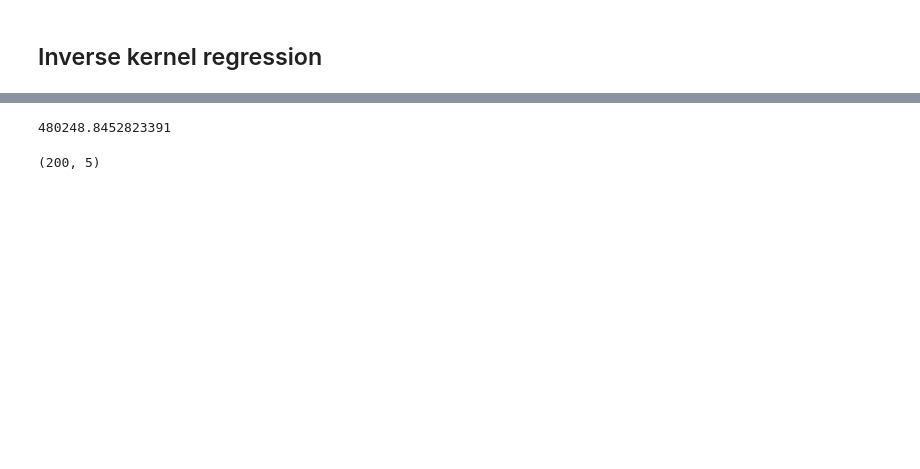
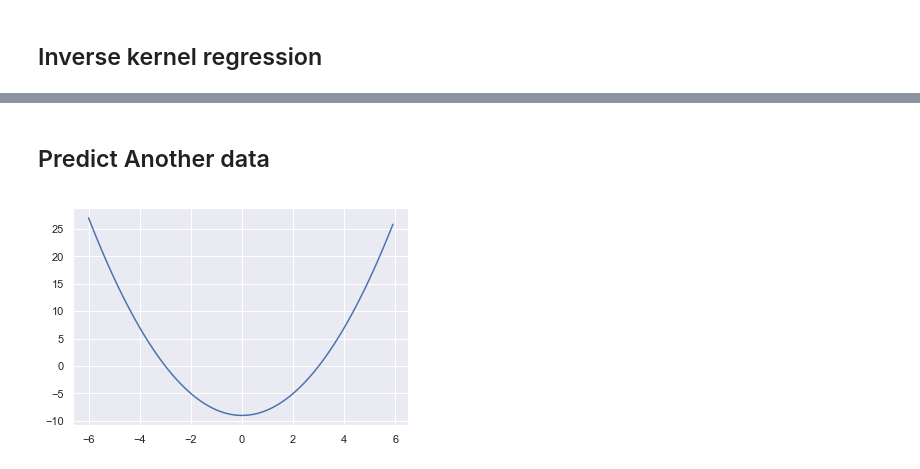
Before and after one commit to Jimmy-INL/Inverse_kernel_regression, a Jupyter notebook: notebook/Inverse_kernel_regression.ipynb, the cells around one changed output, grey strips where cells are left out. Saved outputs shown, nothing was run; the diff lists cells and outputs as text; code cells hidden in the pictures; blank space fills up the shorter version.

```diff
--- a/notebook/Inverse_kernel_regression.ipynb
+++ b/notebook/Inverse_kernel_regression.ipynb
@@ -131,8 +118,11 @@ plt.show()
-# %%
-SY
-# %% [output]
-480248.8452823391
-# %%
-selected_x.shape
-# %% [output]
-(200, 5)
+# %% [markdown]
+## Predict Another data
+# %%
+def myx2(x):
+    return np.array([x, 0.12783293])
+x2 = np.array([myx2(_) for _ in np.arange(-6,6, 0.1)])
+y_true2 = np.array([obs_process(_) for _ in x2])
+sns.lineplot(x=np.arange(-6,6, 0.1), y=y_true2)
+plt.show()
+# %% [output]
+[figure, added]
```
Also changed, not shown: parts of 18 cells of this notebook.
